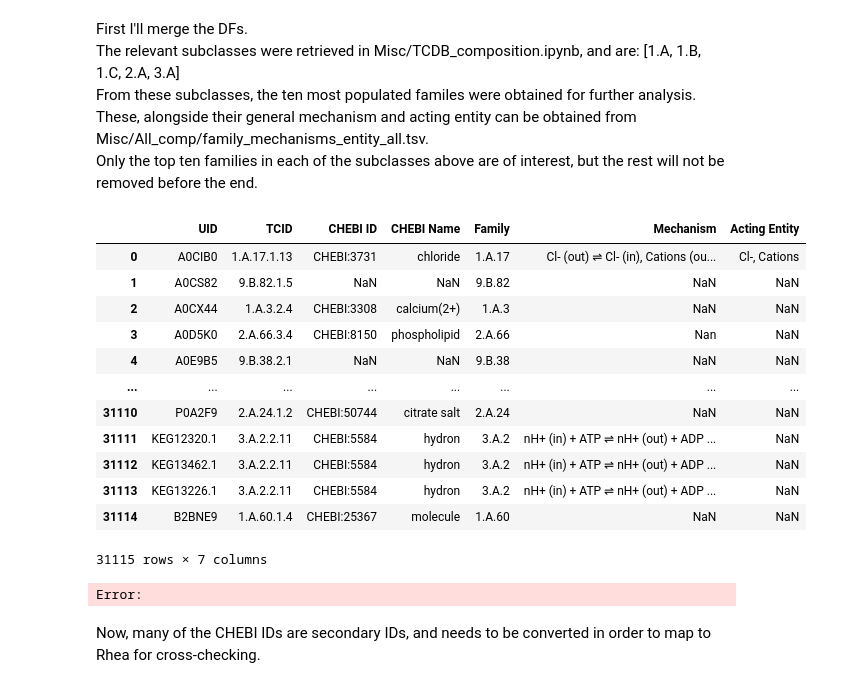
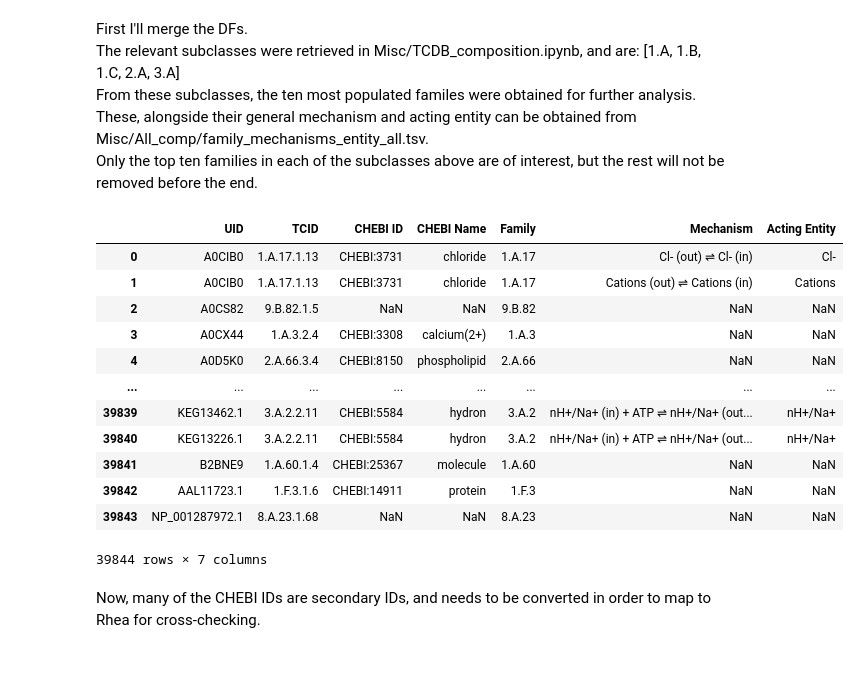
Before and after one commit to blandro/master-project, a Jupyter notebook: Approach 1/main1.ipynb, the cells around one changed output. Cells and saved outputs as stored; diff of their text form; code cells hidden in the pictures.

Commit message:
Mechanism modification

```diff
--- a/Approach 1/main1.ipynb
+++ b/Approach 1/main1.ipynb
@@ -66,31 +66,30 @@ Only the top ten families in each of the subclasses above are of interest, but t
 # %%
 df = pd.merge(df_uid, df_substrates, on="TCID", how="left")
 
 
 # Importing the families and related mechanisms
-df_family_mechanisms = pd.read_csv("../Misc/All_comp/families_mechanisms_entity_all.tsv", sep="\t")
+df_family_mechanisms = pd.read_csv("../Misc/All_comp/families_mechanisms_entity_final.tsv", sep="\t")
 df_family_mechanisms["Mechanism"] = df_family_mechanisms["Mechanism"].replace({"â‡Œ": "⇌", "â†’": "→"}, regex=True)
 
 # Filter out families not in top 10 of each of the selected subclasses
 df["Family"] = df["TCID"].apply(lambda x: ".".join(x.split(".")[:3]))
 df = df.merge(df_family_mechanisms[["Family", "Mechanism", "Acting Entity"]], on="Family", how="left")
 df
 # Keeping the "Family"-column until only top ten families of each chosen subclass is removed
 # %% [output]
 |  | UID | TCID | CHEBI ID | CHEBI Name | Family | Mechanism | Acting Entity |
-| 0 | A0CIB0 | 1.A.17.1.13 | CHEBI:3731 | chloride | 1.A.17 | Cl- (out) ⇌ Cl- (in), Cations (ou... | Cl-, Cations |
-| 1 | A0CS82 | 9.B.82.1.5 | NaN | NaN | 9.B.82 | NaN | NaN |
-| 2 | A0CX44 | 1.A.3.2.4 | CHEBI:3308 | calcium(2+) | 1.A.3 | NaN | NaN |
-| 3 | A0D5K0 | 2.A.66.3.4 | CHEBI:8150 | phospholipid | 2.A.66 | Nan | NaN |
-| 4 | A0E9B5 | 9.B.38.2.1 | NaN | NaN | 9.B.38 | NaN | NaN |
+| 0 | A0CIB0 | 1.A.17.1.13 | CHEBI:3731 | chloride | 1.A.17 | Cl- (out) ⇌ Cl- (in) | Cl- |
+| 1 | A0CIB0 | 1.A.17.1.13 | CHEBI:3731 | chloride | 1.A.17 | Cations (out) ⇌ Cations (in) | Cations |
+| 2 | A0CS82 | 9.B.82.1.5 | NaN | NaN | 9.B.82 | NaN | NaN |
+| 3 | A0CX44 | 1.A.3.2.4 | CHEBI:3308 | calcium(2+) | 1.A.3 | NaN | NaN |
+| 4 | A0D5K0 | 2.A.66.3.4 | CHEBI:8150 | phospholipid | 2.A.66 | NaN | NaN |
 | ... | ... | ... | ... | ... | ... | ... | ... |
-| 31110 | P0A2F9 | 2.A.24.1.2 | CHEBI:50744 | citrate salt | 2.A.24 | NaN | NaN |
-| 31111 | KEG12320.1 | 3.A.2.2.11 | CHEBI:5584 | hydron | 3.A.2 | nH+ (in) + ATP ⇌ nH+ (out) + ADP ... | NaN |
-| 31112 | KEG13462.1 | 3.A.2.2.11 | CHEBI:5584 | hydron | 3.A.2 | nH+ (in) + ATP ⇌ nH+ (out) + ADP ... | NaN |
-| 31113 | KEG13226.1 | 3.A.2.2.11 | CHEBI:5584 | hydron | 3.A.2 | nH+ (in) + ATP ⇌ nH+ (out) + ADP ... | NaN |
-| 31114 | B2BNE9 | 1.A.60.1.4 | CHEBI:25367 | molecule | 1.A.60 | NaN | NaN |
+| 39839 | KEG13462.1 | 3.A.2.2.11 | CHEBI:5584 | hydron | 3.A.2 | nH+/Na+ (in) + ATP ⇌ nH+/Na+ (out... | nH+/Na+ |
+| 39840 | KEG13226.1 | 3.A.2.2.11 | CHEBI:5584 | hydron | 3.A.2 | nH+/Na+ (in) + ATP ⇌ nH+/Na+ (out... | nH+/Na+ |
+| 39841 | B2BNE9 | 1.A.60.1.4 | CHEBI:25367 | molecule | 1.A.60 | NaN | NaN |
+| 39842 | AAL11723.1 | 1.F.3.1.6 | CHEBI:14911 | protein | 1.F.3 | NaN | NaN |
+| 39843 | NP_001287972.1 | 8.A.23.1.68 | NaN | NaN | 8.A.23 | NaN | NaN |
-31115 rows × 7 columns
+39844 rows × 7 columns
-Error:
 # %% [markdown]
 Now, many of the CHEBI IDs are secondary IDs, and needs to be converted in order to map to Rhea for cross-checking.
 # %%
```
Also changed, not shown: parts of 3 cells of this notebook, 1 other file.
